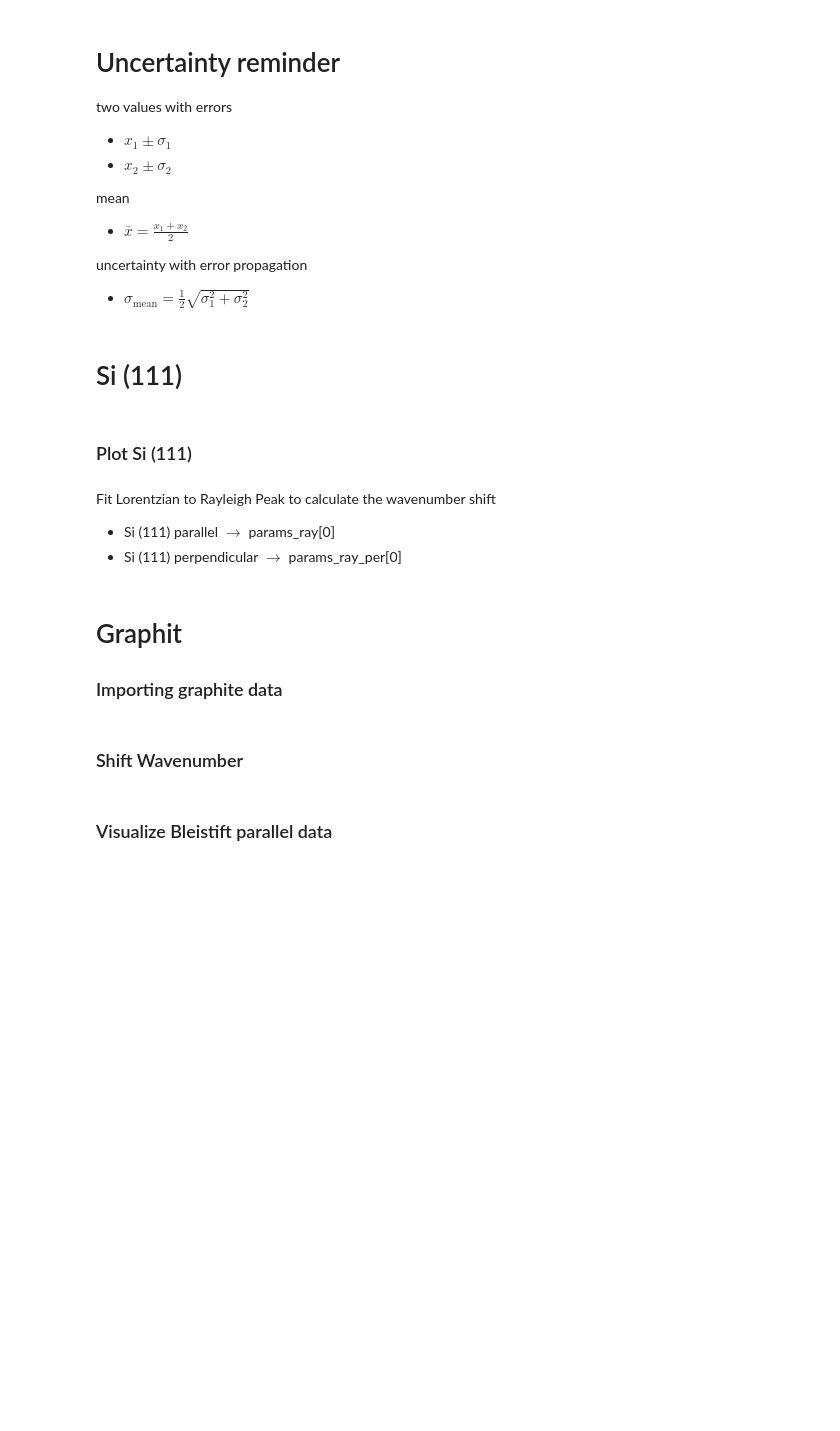
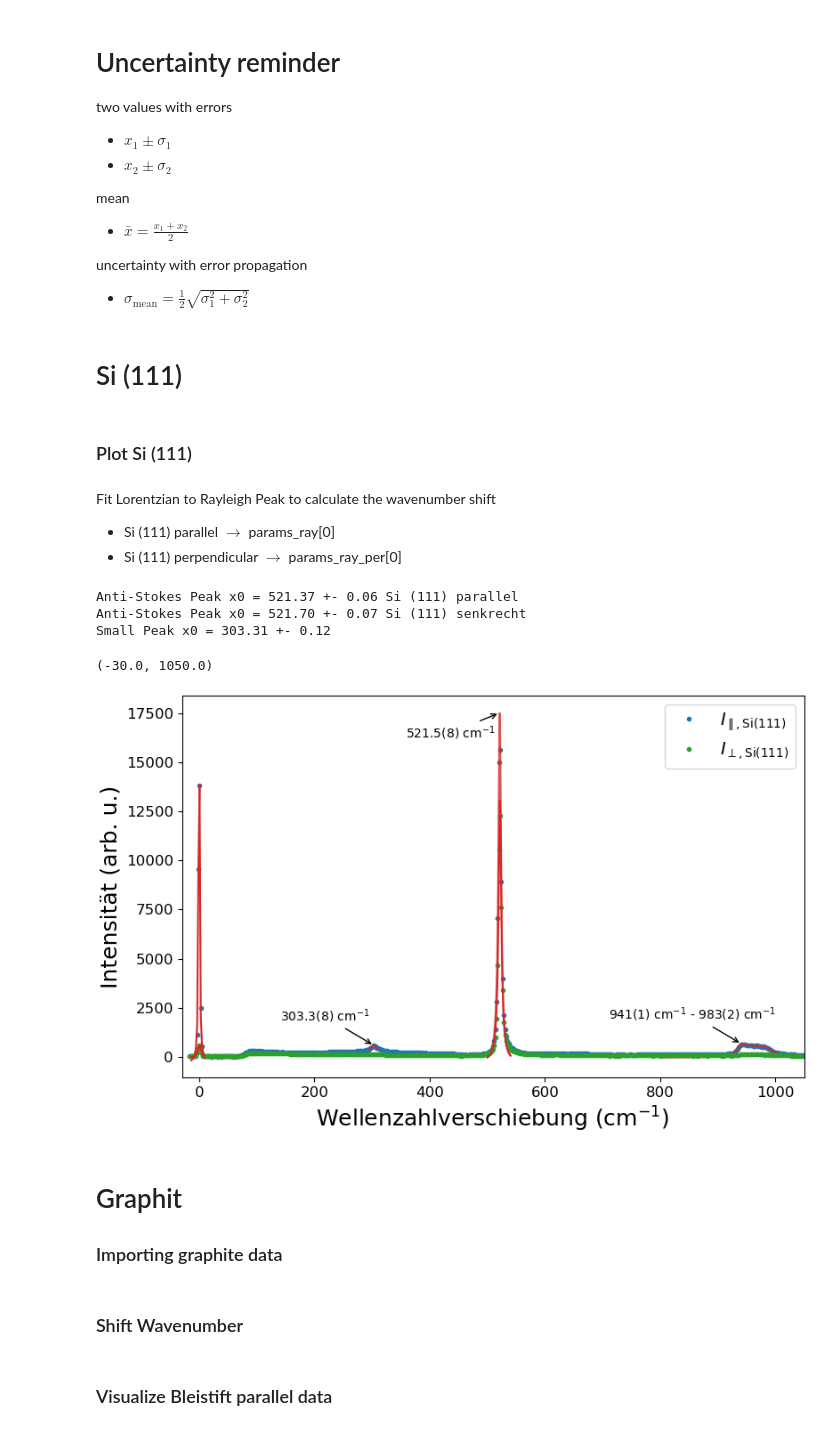
Before and after one commit to phoenixtoash/P60_Auswertung, a Jupyter notebook: notebook.ipynb, the cells around one changed output. Drawn from its saved outputs; the diff is of its cells as text; code cells hidden in the pictures; blank space fills up the shorter version.

```diff
--- a/notebook.ipynb
+++ b/notebook.ipynb
@@ -694,7 +694,7 @@ ax.plot(x_as_peak, lorentzian(x_as_peak, *params_as_par), c=colors[3], alpha=0.8
 # 303 1/cm
 ax.plot(xdata_small_peak_par, lorentzian(xdata_small_peak_par, *params_sp_par), c=colors[3], alpha=1)
 # 941 1/cm - 985 1/cm
-# ax.plot(x_900_1100, four_lorentzian(x_900_1100, *params_so_par), c=colors[3], alpha=1)
+ax.plot(x_900_1100, four_lorentzian(x_900_1100, *params_so_par), c=colors[3], alpha=1)
 # ax.plot(x_900_1100, lorentzian(x_900_1100, *(list(params_so_par[0:3]) + [params_so_par[-1]])), c=colors[4])
 # ax.plot(x_900_1100, lorentzian(x_900_1100, *(list(params_so_par[3:6]) + [params_so_par[-1]])), c=colors[4])
 # ax.plot(x_900_1100, lorentzian(x_900_1100, *(list(params_so_par[6:9]) + [params_so_par[-1]])), c=colors[4])
@@ -725,33 +725,40 @@ annotate_params = {
 ax.annotate(text=f'{params_sp_par[0]:.1f}({sum_of_errors([params_sp_par_error[0], wavenumber_error])*10:.0f})' + r' $cm^{-1}$',
             xy= (params_sp_par[0], params_sp_par[2] + params_sp_par[-1]),
             xytext=(-40,20), **annotate_params)
 # 521-522 1/cm
 ax.annotate(text=f'{(params_as_par[0]+params_as_per[0])/2:.1f}({sum_of_errors([params_as_par_error[0], params_as_per_error[0], wavenumber_error])*10:.0f})' + r' $cm^{-1}$',
             xy= (params_as_par[0], params_as_par[2] + params_as_par[-1]),
             xytext=(-40,-20), **annotate_params)
 # ax.annotate(text=f'{params_as_per[0]:.1f}({sum_of_errors([params_as_per_error[0], wavenumber_error])*10:.0f})' + r' $cm^{-1}$',
 #             xy= (params_as_per[0], params_as_per[2] + params_as_per[-1]),
 #             xytext=(-40,-20), **annotate_params)
 # 941 1/cm - 983 1/cm
 ax.annotate(text=f'{params_so_par[0]:.0f}({sum_of_errors([params_so_par_error[0], wavenumber_error]):.0f})'
             + r' $cm^{-1}$ - ' f'{params_so_par[9]:.0f}({sum_of_errors([params_so_par_error[9], wavenumber_error]):.0f})' r' $cm^{-1}$',
             xy= (params_so_par[0] , params_so_par[2] + params_so_par[-1] + 225),
             xytext=(-40,20), **annotate_params)
 
 
 
 
 # plot settings
 ax.set_xlabel(r'Wellenzahlverschiebung ($cm^{-1}$)', fontsize=18)
 ax.set_ylabel('Intensität (arb. u.)', fontsize=18)
 ax.tick_params(axis='both', which='major', labelsize=12)
 ax.legend(fontsize=14)
 # for zoomed in view
 # ax.set_ylim(-50, 800)
 # ax.set_xlim(875,1050)
+ax.set_xlim(-30,1050)
 
 #fig.savefig(r'C:\Fortgeschrittenenpraktikum\P60\Auswertung\Bilder\si111_intensity_wavenumber.pdf', dpi=300)
 #fig.savefig(r'C:\Fortgeschrittenenpraktikum\P60\Auswertung\Bilder\si111_intensity_wavenumber_secondorder.pdf', dpi=300)
+# %% [output]
+Anti-Stokes Peak x0 = 521.37 +- 0.06 Si (111) parallel
+Anti-Stokes Peak x0 = 521.70 +- 0.07 Si (111) senkrecht
+Small Peak x0 = 303.31 +- 0.12
+(-30.0, 1050.0)
+[figure, added]
 # %% [markdown]
 # Graphit
 
```
Also changed, not shown: parts of 1 cell of this notebook.
